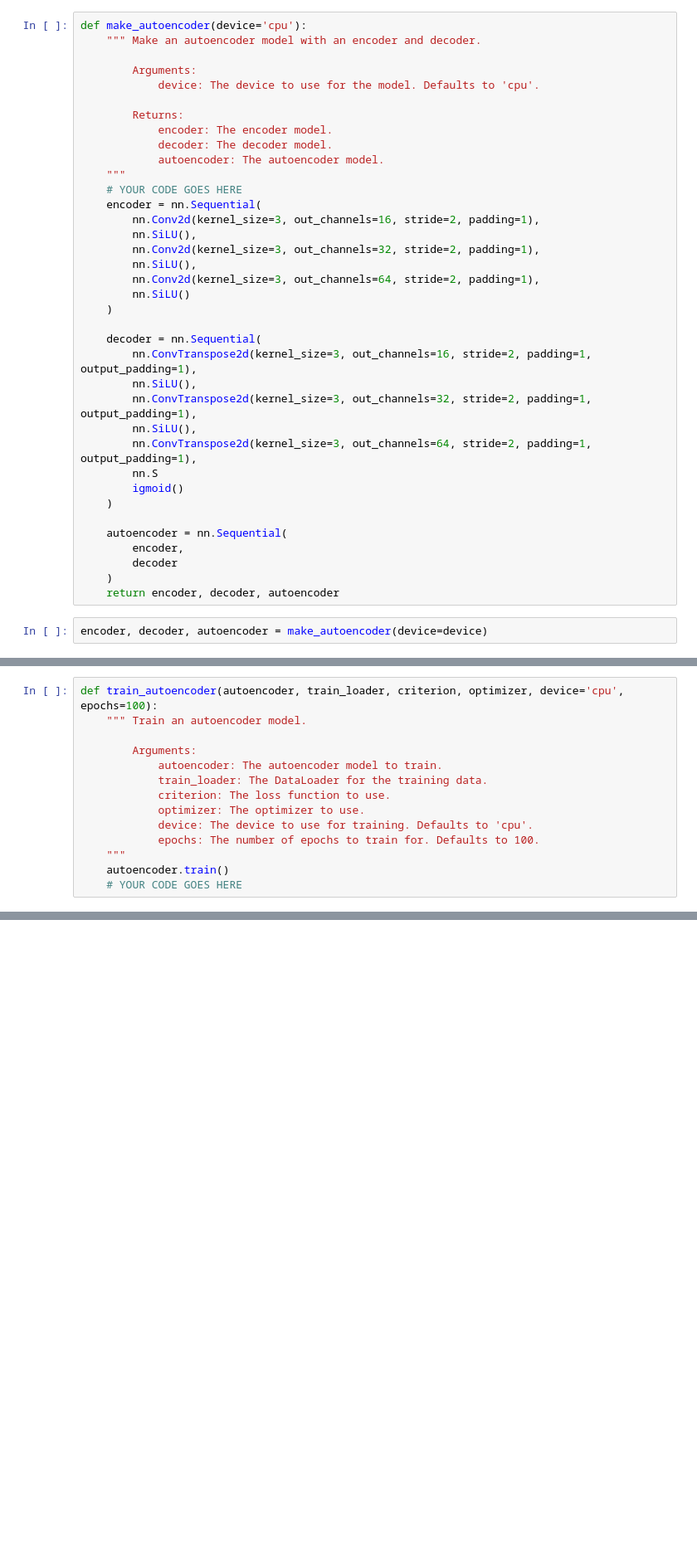
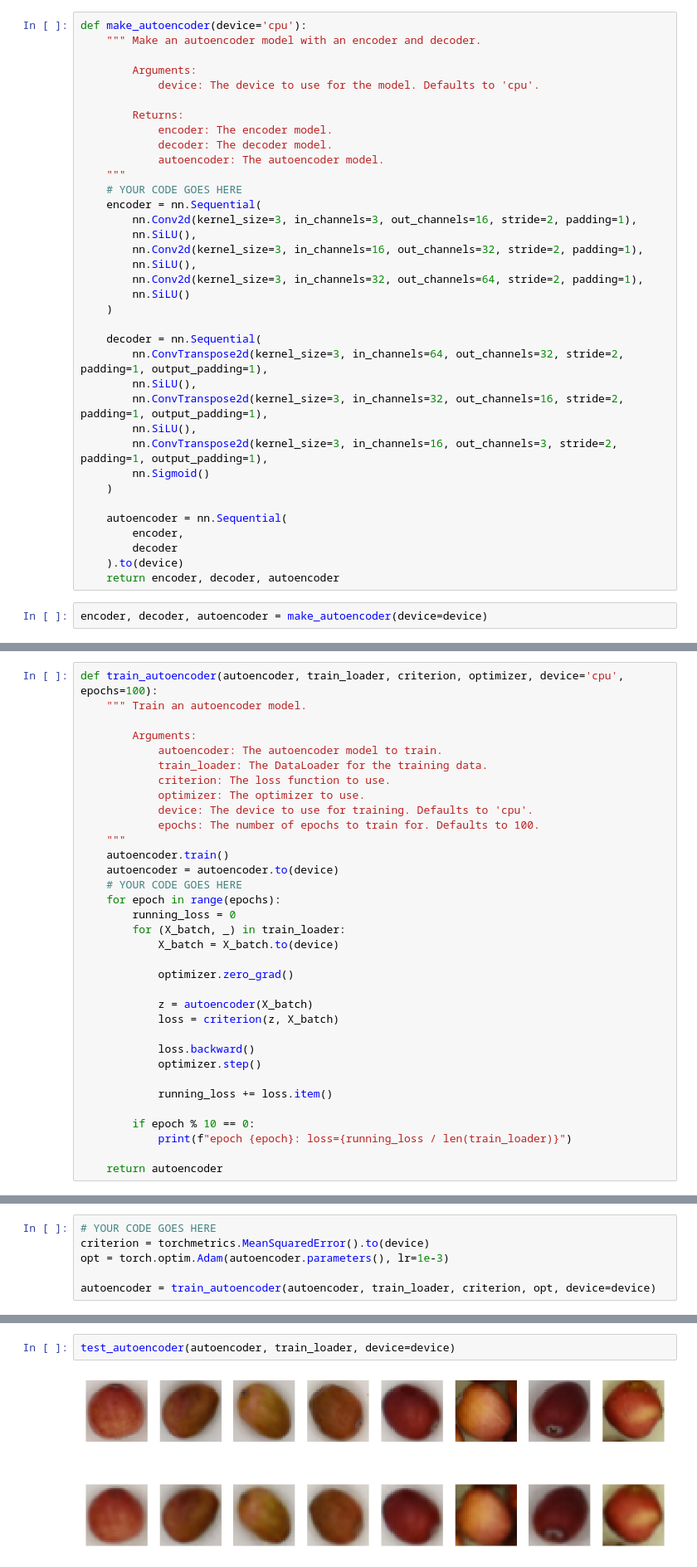
Before and after one commit to epears04/DATA-4620-Labs, a Jupyter notebook: Labs/Lab_06_02_Autoencoder.ipynb, the cells around one changed output, grey strips where cells are left out. Shown at 83% size. Cells and saved outputs as stored; diff of their text form; blank space fills up the shorter version.

```diff
--- a/Labs/Lab_06_02_Autoencoder.ipynb
+++ b/Labs/Lab_06_02_Autoencoder.ipynb
@@ -90,28 +103,27 @@ def make_autoencoder(device='cpu'):
     """
     # YOUR CODE GOES HERE
     encoder = nn.Sequential(
-        nn.Conv2d(kernel_size=3, out_channels=16, stride=2, padding=1),
+        nn.Conv2d(kernel_size=3, in_channels=3, out_channels=16, stride=2, padding=1),
         nn.SiLU(),
-        nn.Conv2d(kernel_size=3, out_channels=32, stride=2, padding=1),
+        nn.Conv2d(kernel_size=3, in_channels=16, out_channels=32, stride=2, padding=1),
         nn.SiLU(),
-        nn.Conv2d(kernel_size=3, out_channels=64, stride=2, padding=1),
+        nn.Conv2d(kernel_size=3, in_channels=32, out_channels=64, stride=2, padding=1),
         nn.SiLU()
     )
 
     decoder = nn.Sequential(
-        nn.ConvTranspose2d(kernel_size=3, out_channels=16, stride=2, padding=1, output_padding=1),
+        nn.ConvTranspose2d(kernel_size=3, in_channels=64, out_channels=32, stride=2, padding=1, output_padding=1),
         nn.SiLU(),
-        nn.ConvTranspose2d(kernel_size=3, out_channels=32, stride=2, padding=1, output_padding=1),
+        nn.ConvTranspose2d(kernel_size=3, in_channels=32, out_channels=16, stride=2, padding=1, output_padding=1),
         nn.SiLU(),
-        nn.ConvTranspose2d(kernel_size=3, out_channels=64, stride=2, padding=1, output_padding=1),
-        nn.S
-        igmoid()
+        nn.ConvTranspose2d(kernel_size=3, in_channels=16, out_channels=3, stride=2, padding=1, output_padding=1),
+        nn.Sigmoid()
     )
 
     autoencoder = nn.Sequential(
         encoder,
         decoder
-    )
+    ).to(device)
     return encoder, decoder, autoencoder
 # %%
 encoder, decoder, autoencoder = make_autoencoder(device=device)
@@ -141,4 +157,24 @@ def train_autoencoder(autoencoder, train_loader, criterion, optimizer, device='c
             epochs: The number of epochs to train for. Defaults to 100.
     """
     autoencoder.train()
+    autoencoder = autoencoder.to(device)
     # YOUR CODE GOES HERE
+    for epoch in range(epochs):
+        running_loss = 0
+        for (X_batch, _) in train_loader:
+            X_batch = X_batch.to(device)
+
+            optimizer.zero_grad()
+
+            z = autoencoder(X_batch)
+            loss = criterion(z, X_batch)
+
+            loss.backward()
+            optimizer.step()
+
+            running_loss += loss.item()
+
+        if epoch % 10 == 0:
+            print(f"epoch {epoch}: loss={running_loss / len(train_loader)}")
+
+    return autoencoder
@@ -146,0 +181,6 @@ def train_autoencoder(autoencoder, train_loader, criterion, optimizer, device='c
+# %%
+# YOUR CODE GOES HERE
+criterion = torchmetrics.MeanSquaredError().to(device)
+opt = torch.optim.Adam(autoencoder.parameters(), lr=1e-3)
+
+autoencoder = train_autoencoder(autoencoder, train_loader, criterion, opt, device=device)
@@ -171,0 +237,4 @@ YOUR TEXT GOES HERE
+# %%
+test_autoencoder(autoencoder, train_loader, device=device)
+# %% [output]
+[figure, added]
```
Also changed, not shown: parts of 19 cells of this notebook.
